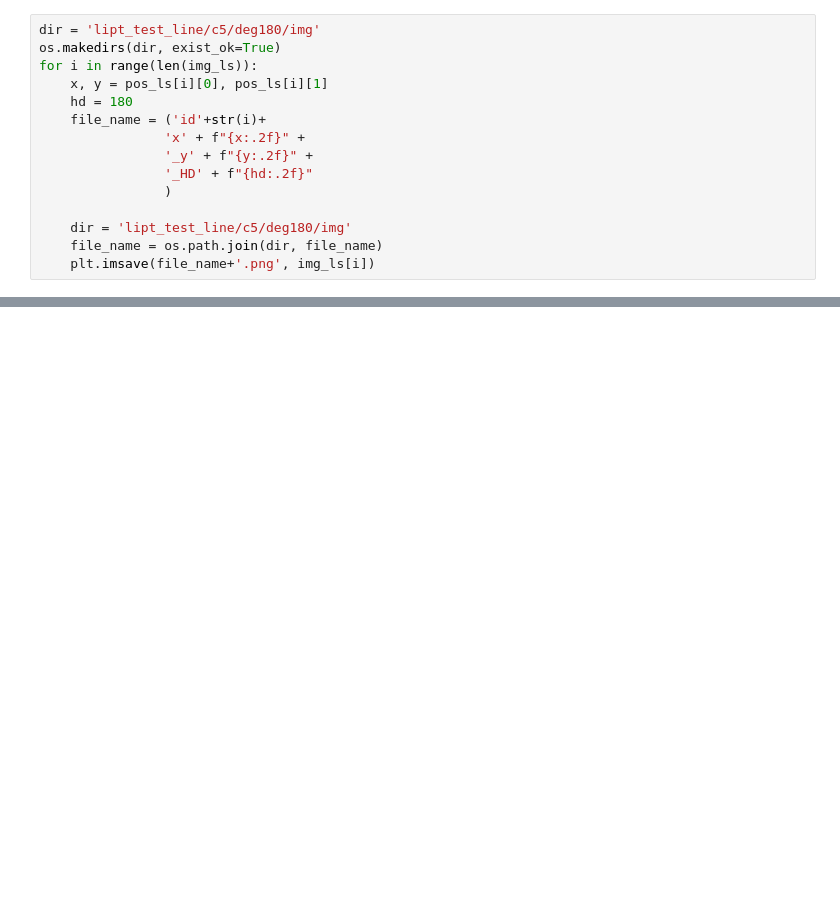
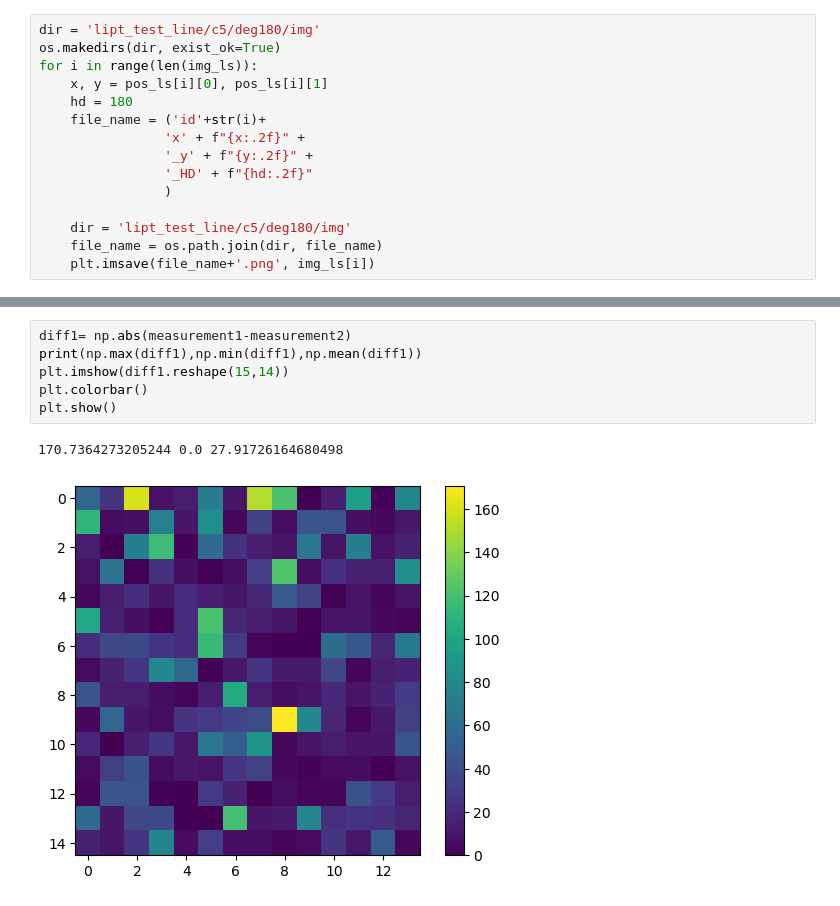
Before and after one commit to mehd1k/NerualRateMaps, a Jupyter notebook: test.ipynb, the cells around one changed output, grey strips where cells are left out. Saved outputs shown, nothing was run; the diff lists cells and outputs as text; blank space fills up the shorter version.

```diff
--- a/test.ipynb
+++ b/test.ipynb
@@ -443,0 +651,9 @@ for i in range(len(img_ls)):
+# %%
+diff1= np.abs(measurement1-measurement2)
+print(np.max(diff1),np.min(diff1),np.mean(diff1))
+plt.imshow(diff1.reshape(15,14))
+plt.colorbar()
+plt.show()
+# %% [output]
+170.7364273205244 0.0 27.91726164680498
+[figure, added]
```
Also changed, not shown: parts of 7 cells of this notebook, 19 other files.
